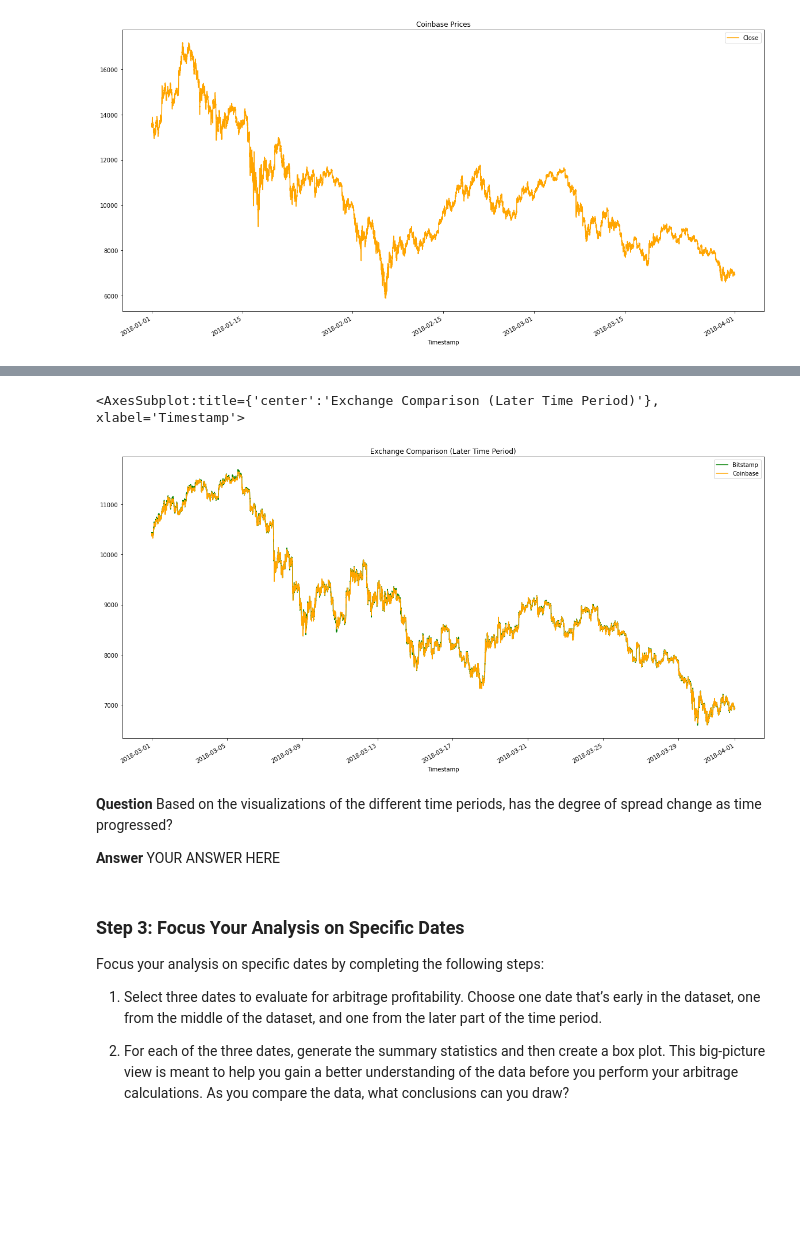
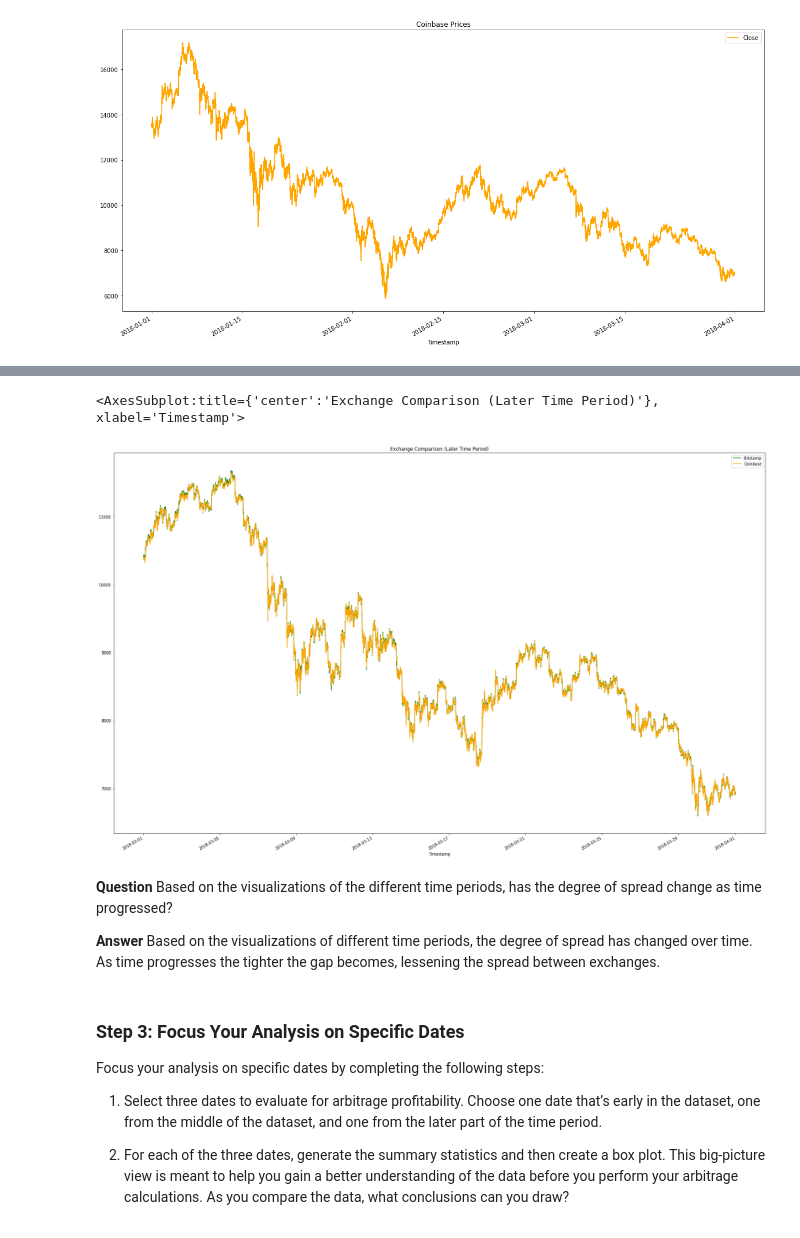
Before and after one commit to JuliaGuanzon/Crypto_Arbitrage, a Jupyter notebook: crypto_arbitrage.ipynb, the cells around one changed output, grey strips where cells are left out. Drawn from its saved outputs; the diff is of its cells as text; code cells hidden in the pictures; blank space fills up the shorter version.

Commit message:
Added comments and answered the two questions

```diff
--- a/crypto_arbitrage.ipynb
+++ b/crypto_arbitrage.ipynb
@@ -193,7 +197,8 @@ USD Volume        0.003651
 Weighted Price    0.003651
 dtype: float64
 # %%
-bitstamp.isnull().dropna()
+bitstamp = bitstamp.dropna().copy()
+bitstamp
 # %% [output]
 |  | Open | High | Low | Close | BTC Volume | USD Volume | Weighted Price |
 | Timestamp |  |  |  |  |  |  |  |
@@ -331,7 +324,8 @@ USD Volume        0.001683
 Weighted Price    0.001683
 dtype: float64
 # %%
-coinbase.isnull().dropna()
+coinbase = coinbase.dropna().copy()
+coinbase
 # %% [output]
 |  | Open | High | Low | Close | BTC Volume | USD Volume | Weighted Price |
 | Timestamp |  |  |  |  |  |  |  |
@@ -534,16 +512,16 @@ coinbase_sliced['Close'].loc['2018-01-01':'2018-02-01'].plot(legend=True, figsiz
 # %%
 # Using the loc and plot functions, create an overlay plot that visualizes
 # the price action of both DataFrames for a one month period later in the dataset
 # Be sure to include the parameters: legend, figure size, title, and color and label
-bitstamp_sliced['Close'].loc['2018-03-01':'2018-04-01'].plot(legend=True, figsize=(20, 10), title="Exchange Comparison (Later Time Period)", color="green", label="Bitstamp")
-coinbase_sliced['Close'].loc['2018-03-01':'2018-04-01'].plot(legend=True, figsize=(20, 10), color="orange", label="Coinbase")
+bitstamp_sliced['Close'].loc['2018-03-01':'2018-04-01'].plot(legend=True, figsize=(30, 20), title="Exchange Comparison (Later Time Period)", color="green", label="Bitstamp")
+coinbase_sliced['Close'].loc['2018-03-01':'2018-04-01'].plot(legend=True, figsize=(30, 20), color="orange", label="Coinbase")
 # %% [output]
 <AxesSubplot:title={'center':'Exchange Comparison (Later Time Period)'}, xlabel='Timestamp'>
-[figure, old version]
+[figure, new version]
 # %% [markdown]
 **Question** Based on the visualizations of the different time periods, has the degree of spread change as time progressed?
 
-**Answer** YOUR ANSWER HERE
+**Answer**  Based on the visualizations of different time periods, the degree of spread has changed over time. As time progresses the tighter the gap becomes, lessening the spread between exchanges.
 # %% [markdown]
 ### Step 3: Focus Your Analysis on Specific Dates
 
```
Also changed, not shown: parts of 43 cells of this notebook.
